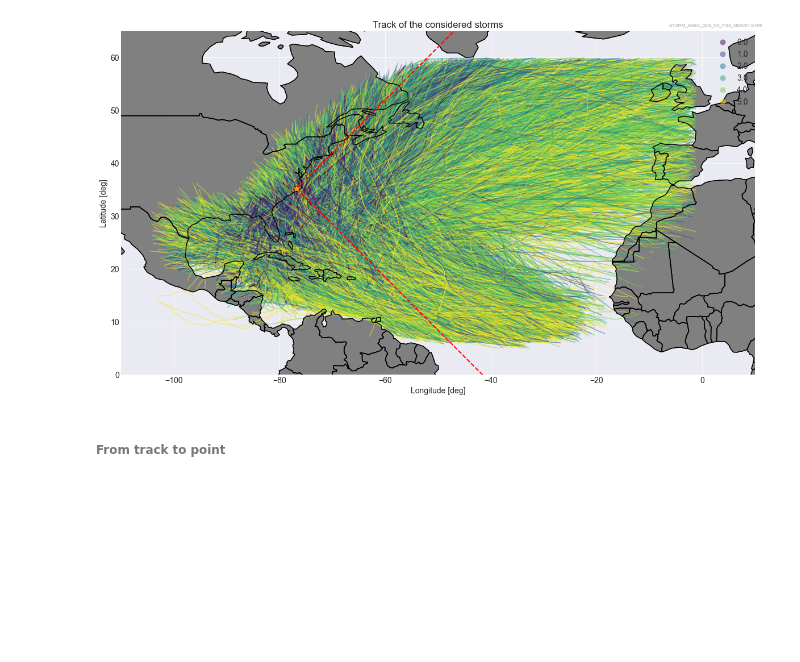
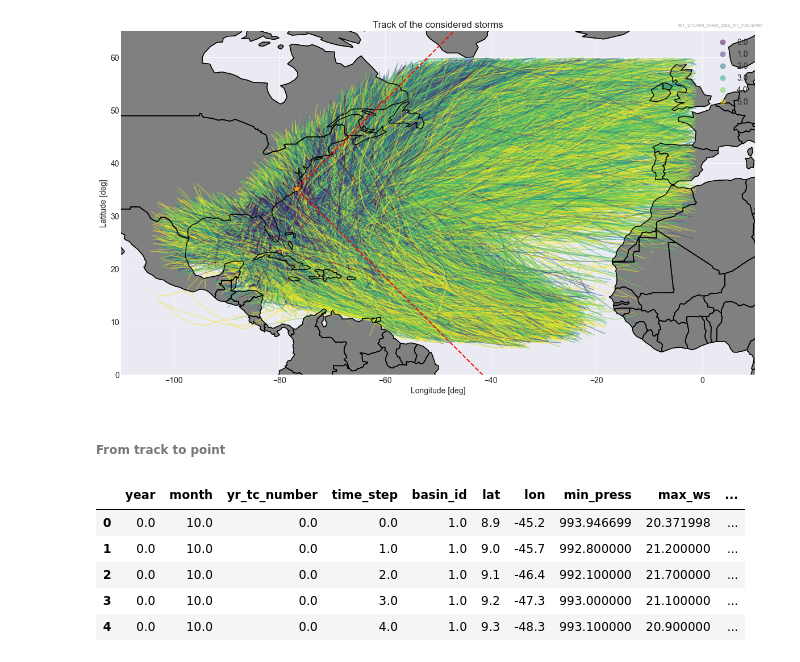
Before and after one commit to tomas19/concorde, a Jupyter notebook: notebooks/001_STORM_select_data_for_mda.ipynb, the cells around one changed output. Saved outputs shown, nothing was run; the diff lists cells and outputs as text; code cells hidden in the pictures; blank space fills up the shorter version.

```diff
--- a/notebooks/001_STORM_select_data_for_mda.ipynb
+++ b/notebooks/001_STORM_select_data_for_mda.ipynb
@@ -304,3 +289,14 @@ ax.add_artist(text)
 [figure]
 # %% [markdown]
 ###### From track to point
+# %%
+df = pd.read_pickle(r'C:\Users\tacuevas\NCSU\Research\Thesis\data\STORM\processed\STORM_NA_R2_InOut.pkl')
+# %%
+df.head()
+# %% [output]
+|  | year | month | yr_tc_number | time_step | basin_id | lat | lon | min_press | max_ws | ... |
+| 0 | 0.0 | 10.0 | 0.0 | 0.0 | 1.0 | 8.9 | -45.2 | 993.946699 | 20.371998 | ... |
+| 1 | 0.0 | 10.0 | 0.0 | 1.0 | 1.0 | 9.0 | -45.7 | 992.800000 | 21.200000 | ... |
+| 2 | 0.0 | 10.0 | 0.0 | 2.0 | 1.0 | 9.1 | -46.4 | 992.100000 | 21.700000 | ... |
+| 3 | 0.0 | 10.0 | 0.0 | 3.0 | 1.0 | 9.2 | -47.3 | 993.000000 | 21.100000 | ... |
+| 4 | 0.0 | 10.0 | 0.0 | 4.0 | 1.0 | 9.3 | -48.3 | 993.100000 | 20.900000 | ... |
```
Also changed, not shown: parts of 14 cells of this notebook, 4 other files.
